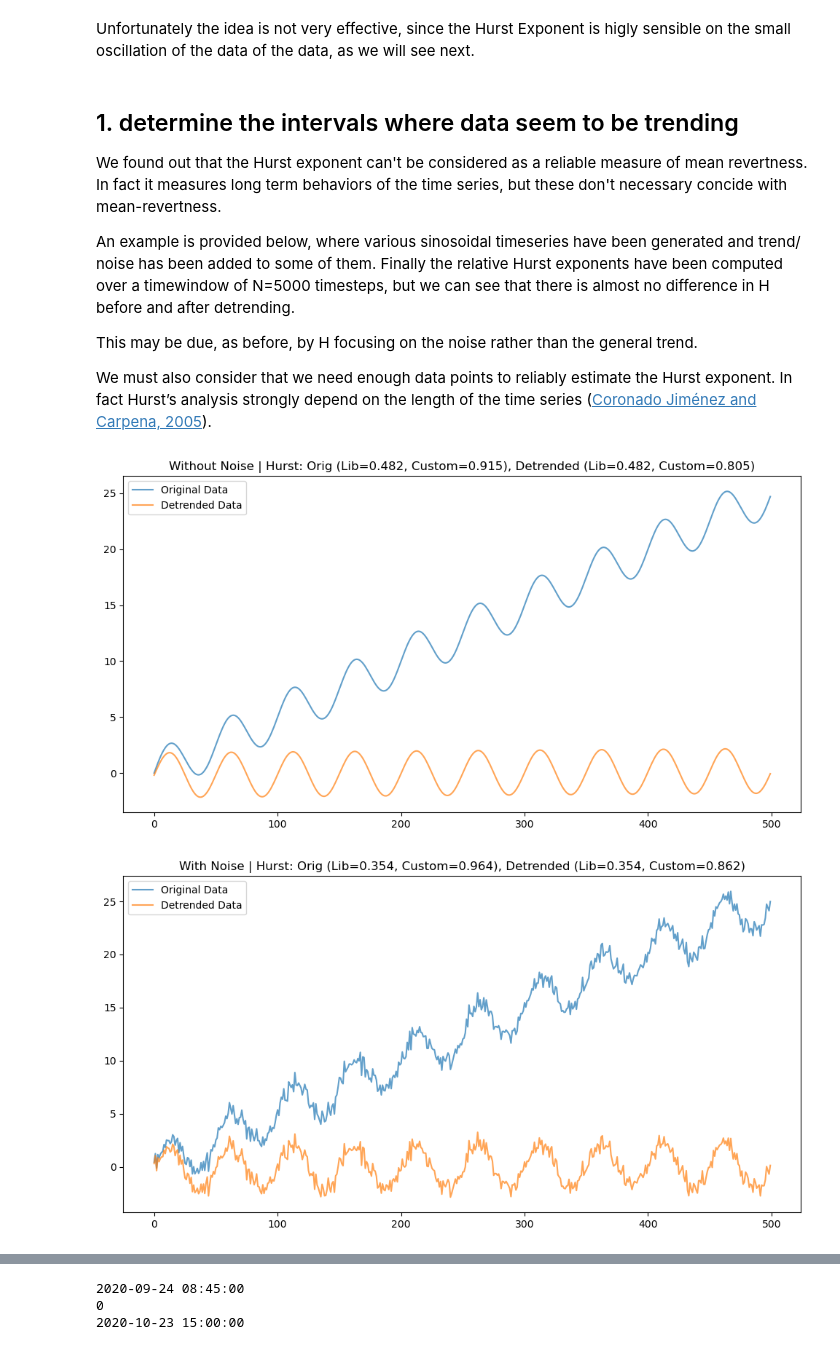
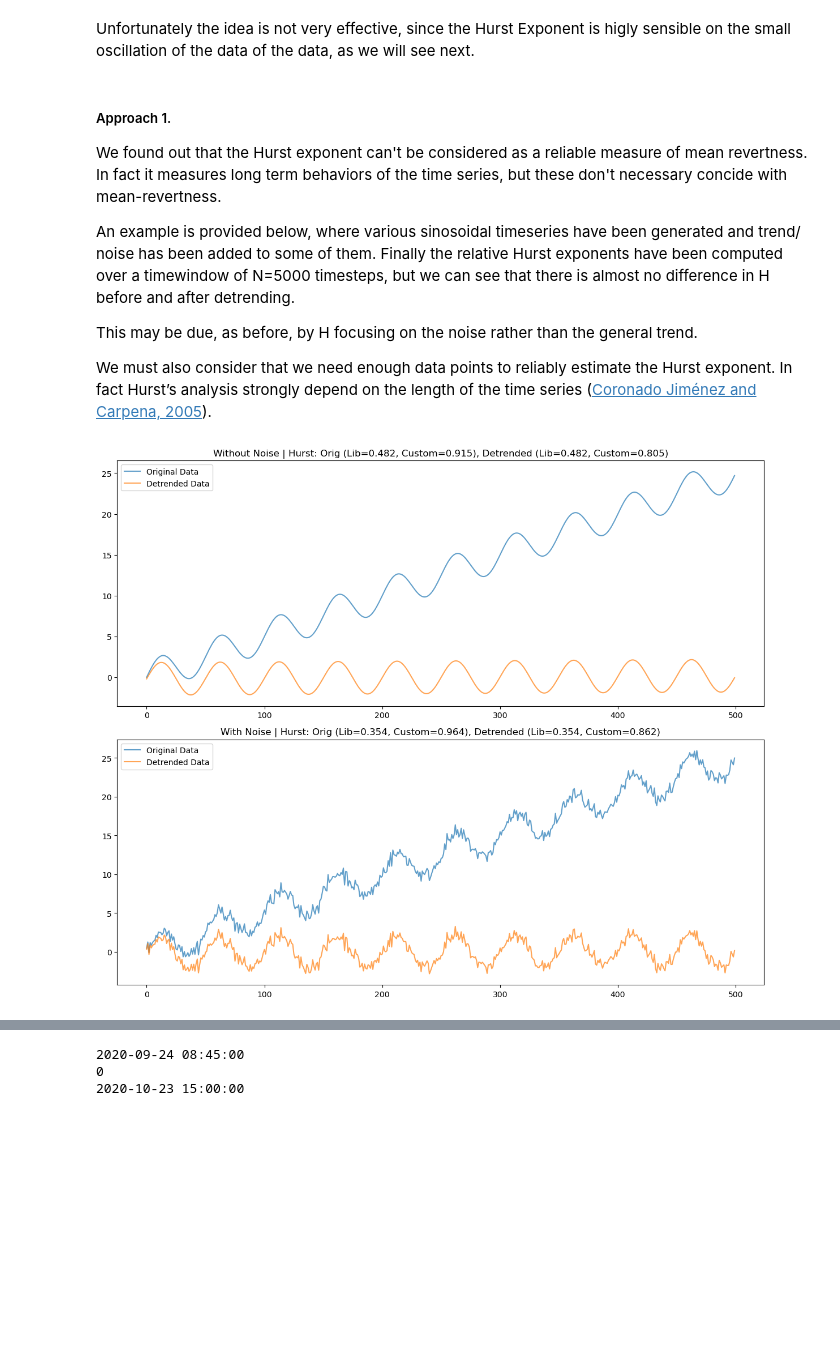
Before and after one commit to pietro-biliato/LCP_project, a Jupyter notebook: XSOR_report_final.ipynb, the cells around one changed output, grey strips where cells are left out. Cells and saved outputs as stored; diff of their text form; code cells hidden in the pictures; blank space fills up the shorter version.

```diff
--- a/XSOR_report_final.ipynb
+++ b/XSOR_report_final.ipynb
@@ -374,7 +334,7 @@ H_min = 0.3714390995286591
 # %% [markdown]
 Unfortunately the idea is not very effective, since the Hurst Exponent is higly sensible on the small oscillation of the data of the data, as we will see next.
 # %% [markdown]
-## 1. determine the intervals where data seem to be trending
+##### Approach 1.
 
 We found out that the Hurst exponent can't be considered as a reliable measure of mean revertness. In fact it measures long term behaviors of the time series, but these don't necessary concide with mean-revertness.
 
@@ -435,43 +395,47 @@ def hurst_exponent(time_series, min_window=10, max_window=100):
     # Fit a line to log-log plot to estimate H
     log_window_sizes = np.log(window_sizes)
     log_rs_values = np.log(rs_values)
     H, _ = np.polyfit(log_window_sizes, log_rs_values, 1)
 
     return H
 
 def generate_series(n, trend_slope=0.1, oscillation_amplitude=1.0, noise_level=0.0):
     t = np.arange(n)
     trend = trend_slope * t
     oscillation = oscillation_amplitude * np.sin(2 * np.pi * t / 50)
     noise = np.random.normal(scale=noise_level, size=n)
     return trend + oscillation + noise
 
 def linear_detrend(series):
     t = np.arange(len(series))
     slope, intercept, _, _, _ = linregress(t, series)
     return series - (slope * t + intercept)
 
-def analyze_series(data, title_prefix):
+def analyze_series(data, title_prefix, ax):
     hurst_lib, _, _ = compute_Hc(data, kind='random_walk', simplified=False)
     hurst_custom = hurst_exponent(data)
     detrended_data = linear_detrend(data)
     hurst_lib_detrended, _, _ = compute_Hc(detrended_data, kind='random_walk', simplified=False)
     hurst_custom_detrended = hurst_exponent(detrended_data)
 
-    plt.figure(figsize=(12, 6))
-    plt.plot(data, label="Original Data", alpha=0.7)
-    plt.plot(detrended_data, label="Detrended Data", alpha=0.7)
-    plt.legend()
-    plt.title(f"{title_prefix} | Hurst: Orig (Lib={hurst_lib:.3f}, Custom={hurst_custom:.3f}), "
-              f"Detrended (Lib={hurst_lib_detrended:.3f}, Custom={hurst_custom_detrended:.3f})")
-    plt.show()
+    ax.plot(data, label="Original Data", alpha=0.7)
+    ax.plot(detrended_data, label="Detrended Data", alpha=0.7)
+    ax.legend()
+    ax.set_title(f"{title_prefix} | Hurst: Orig (Lib={hurst_lib:.3f}, Custom={hurst_custom:.3f}), "
+                 f"Detrended (Lib={hurst_lib_detrended:.3f}, Custom={hurst_custom_detrended:.3f})")
 
 np.random.seed(42)
-N=500 #length of time series
+N = 500
+
 data_clean = generate_series(N, trend_slope=0.05, oscillation_amplitude=2.0, noise_level=0.0)
-analyze_series(data_clean, "Without Noise")
 data_noisy = generate_series(N, trend_slope=0.05, oscillation_amplitude=2.0, noise_level=0.5)
-analyze_series(data_noisy, "With Noise")
+
+fig, axes = plt.subplots(nrows=2, ncols=1, figsize=(12, 10))
+
+analyze_series(data_clean, "Without Noise", ax=axes[0])
+analyze_series(data_noisy, "With Noise", ax=axes[1])
+
+plt.tight_layout()
+plt.show()
 # %% [output]
-[figure, old version]
+[figure, new version]
-[figure, removed]
```
Also changed, not shown: parts of 56 cells of this notebook, 4 other files.
